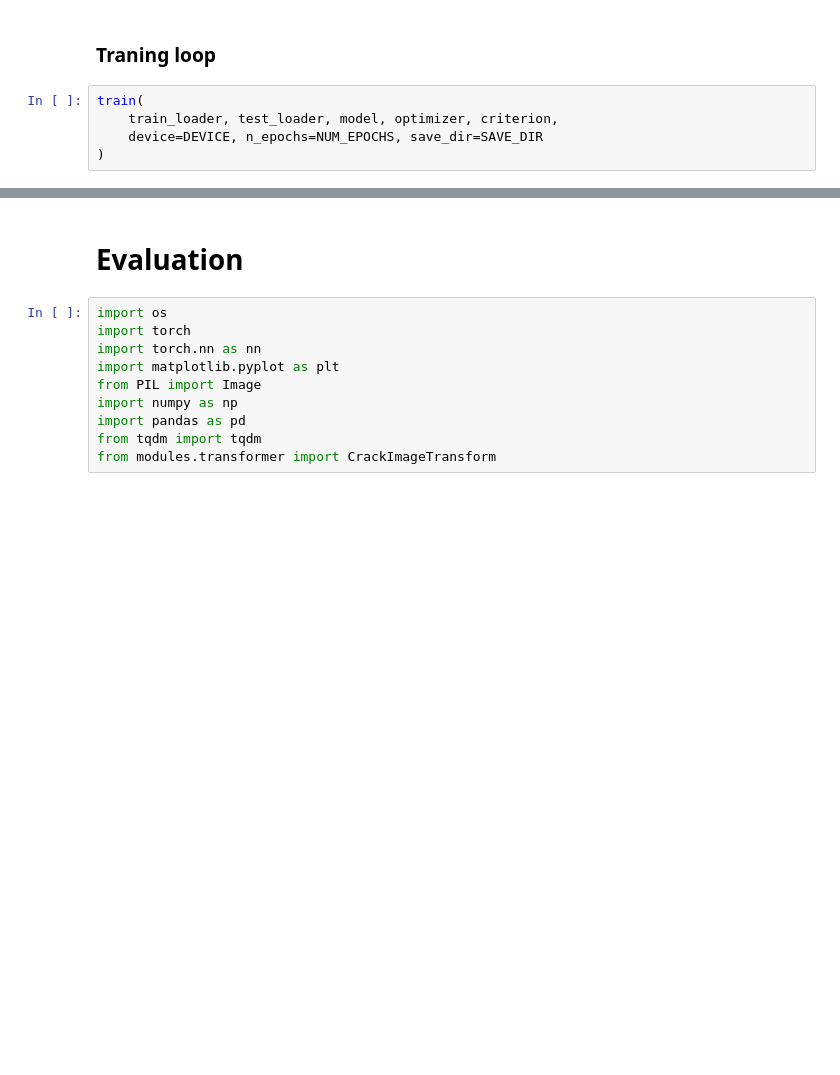
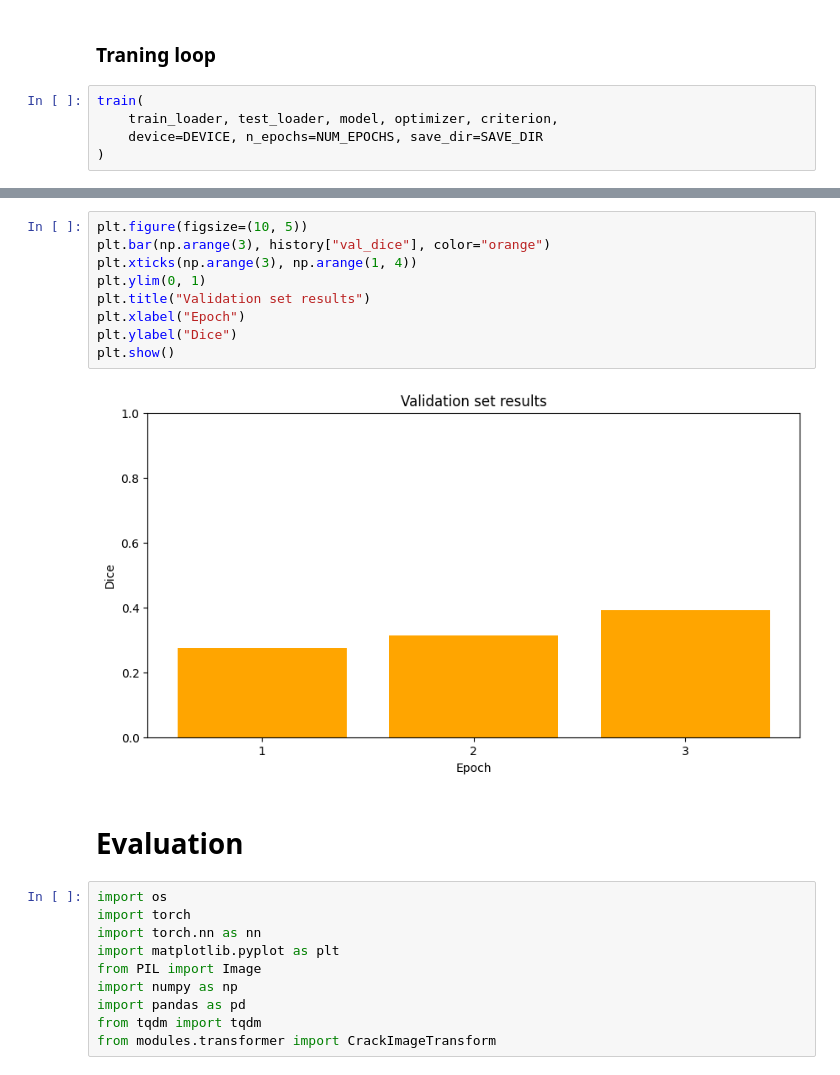
Before and after one commit to Skamlo/crack-image-segmentation, a Jupyter notebook: main.ipynb, the cells around one changed output, grey strips where cells are left out. Drawn from its saved outputs; the diff is of its cells as text; blank space fills up the shorter version.

```diff
--- a/main.ipynb
+++ b/main.ipynb
@@ -54,3 +83,14 @@ train(
+# %%
+plt.figure(figsize=(10, 5))
+plt.bar(np.arange(3), history["val_dice"], color="orange")
+plt.xticks(np.arange(3), np.arange(1, 4))
+plt.ylim(0, 1)
+plt.title("Validation set results")
+plt.xlabel("Epoch")
+plt.ylabel("Dice")
+plt.show()
+# %% [output]
+[figure, added]
 # %% [markdown]
 # Evaluation
 # %%
```
Also changed, not shown: parts of 6 cells of this notebook, 2 other files.
